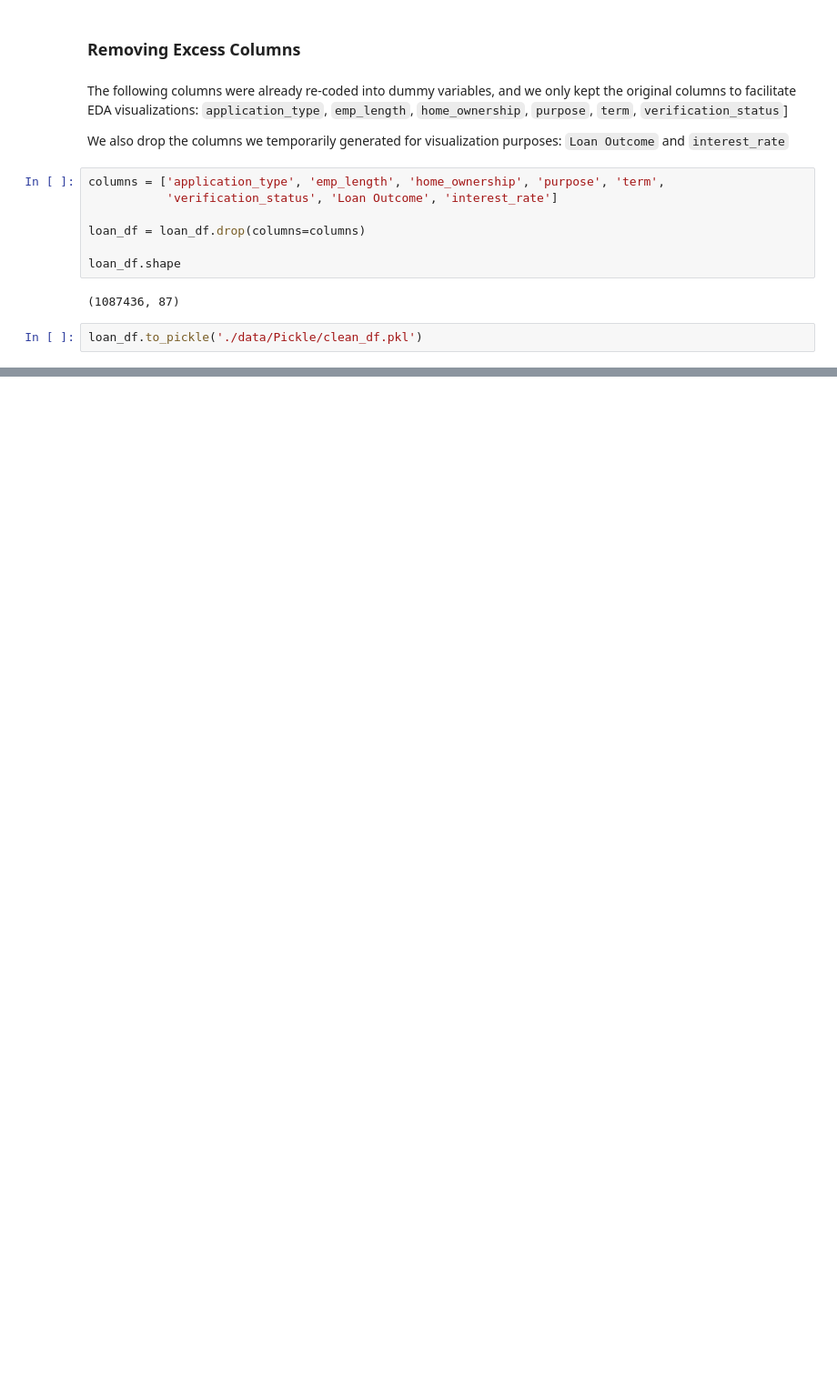
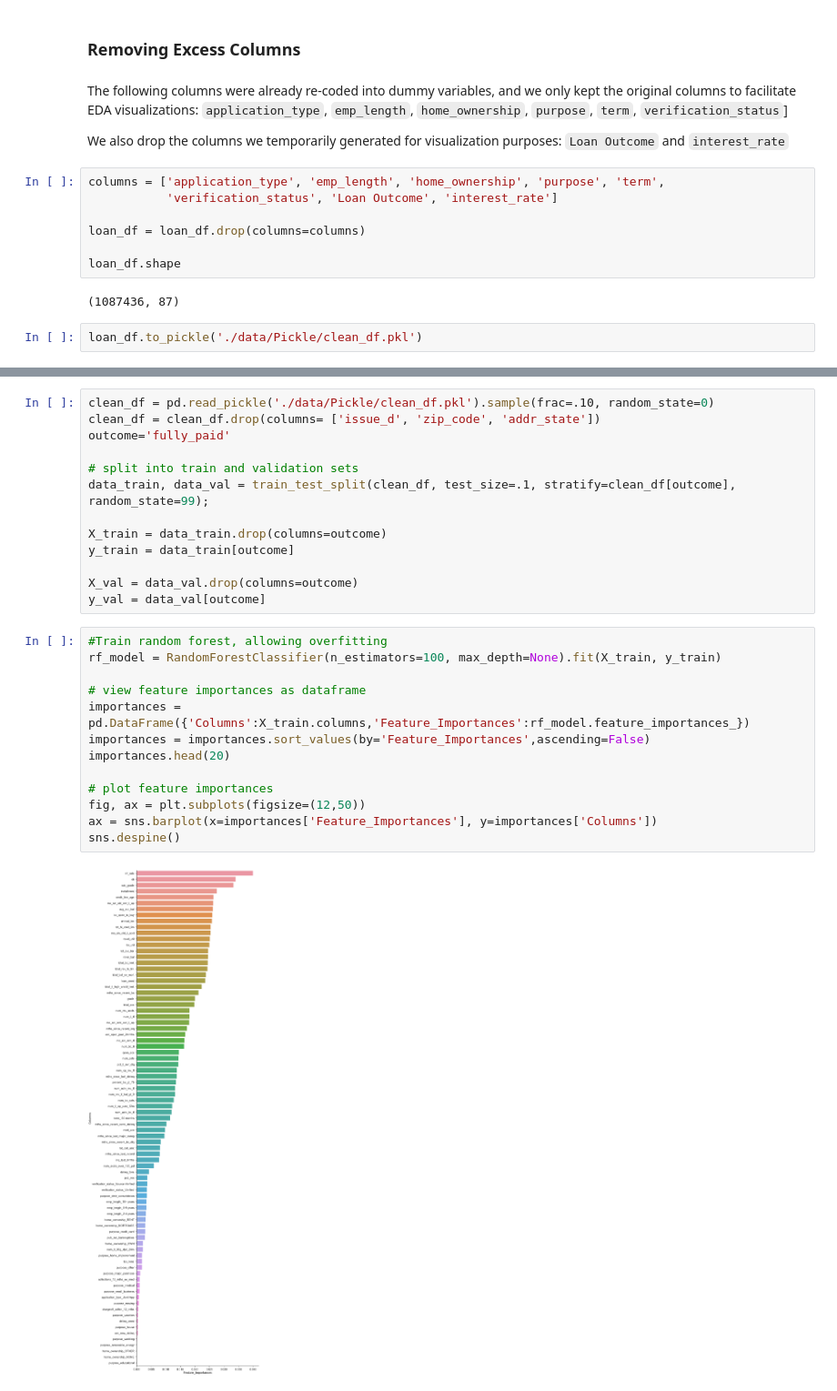
Before and after one commit to daniellecrumley/LendingClubProject, a Jupyter notebook: notebooks/EDA.ipynb, the cells around one changed output, grey strips where cells are left out. Shown at 91% size. Drawn from its saved outputs; the diff is of its cells as text; blank space fills up the shorter version.

```diff
--- a/notebooks/EDA.ipynb
+++ b/notebooks/EDA.ipynb
@@ -244,0 +254,28 @@ loan_df.to_pickle('./data/Pickle/clean_df.pkl')
+# %%
+clean_df = pd.read_pickle('./data/Pickle/clean_df.pkl').sample(frac=.10, random_state=0)
+clean_df = clean_df.drop(columns= ['issue_d', 'zip_code', 'addr_state'])
+outcome='fully_paid'
+
+# split into train and validation sets
+data_train, data_val = train_test_split(clean_df, test_size=.1, stratify=clean_df[outcome], random_state=99);
+
+X_train = data_train.drop(columns=outcome)
+y_train = data_train[outcome]
+
+X_val = data_val.drop(columns=outcome)
+y_val = data_val[outcome]
+# %%
+#Train random forest, allowing overfitting
+rf_model = RandomForestClassifier(n_estimators=100, max_depth=None).fit(X_train, y_train)
+
+# view feature importances as dataframe
+importances = pd.DataFrame({'Columns':X_train.columns,'Feature_Importances':rf_model.feature_importances_})
+importances = importances.sort_values(by='Feature_Importances',ascending=False)
+importances.head(20)
+
+# plot feature importances
+fig, ax = plt.subplots(figsize=(12,50))
+ax = sns.barplot(x=importances['Feature_Importances'], y=importances['Columns'])
+sns.despine()
+# %% [output]
+[figure, added]
```
Also changed, not shown: parts of 3 cells of this notebook, 11 other files.
